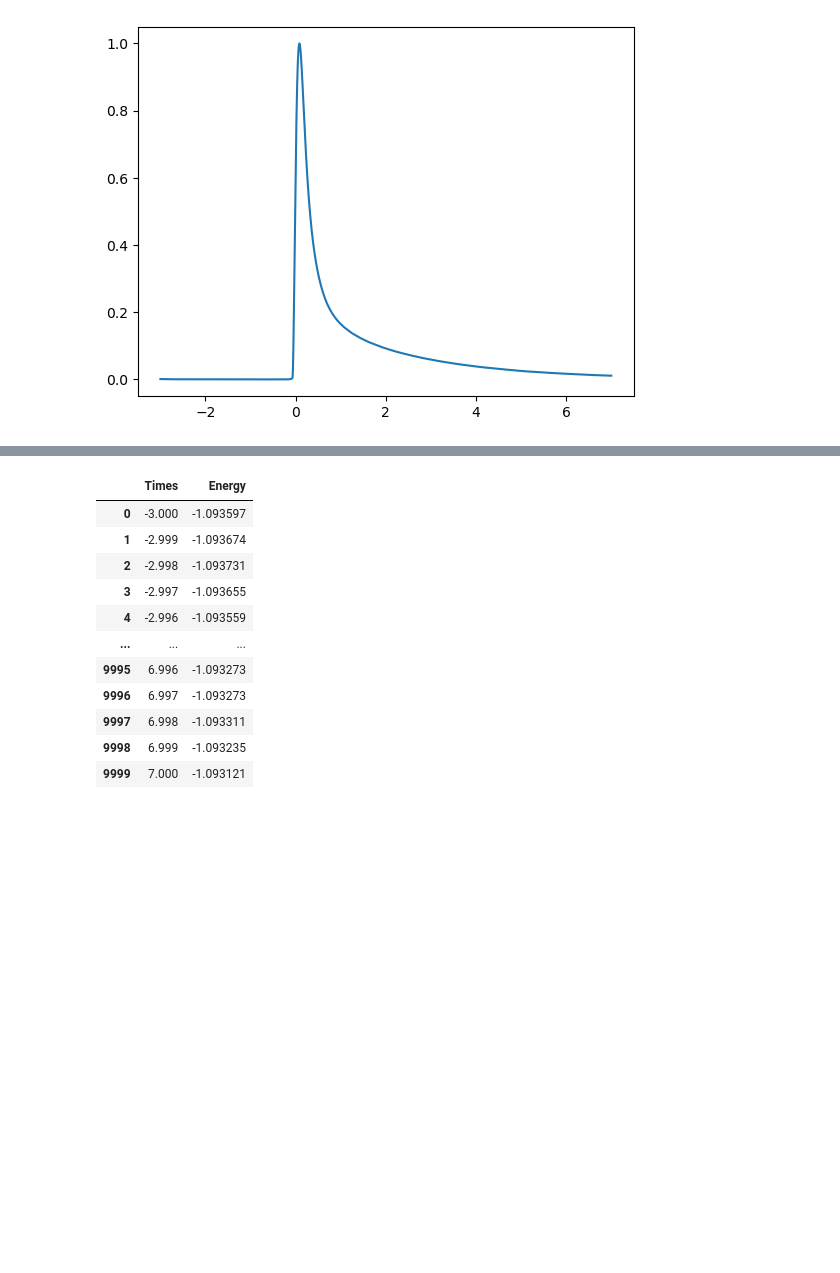
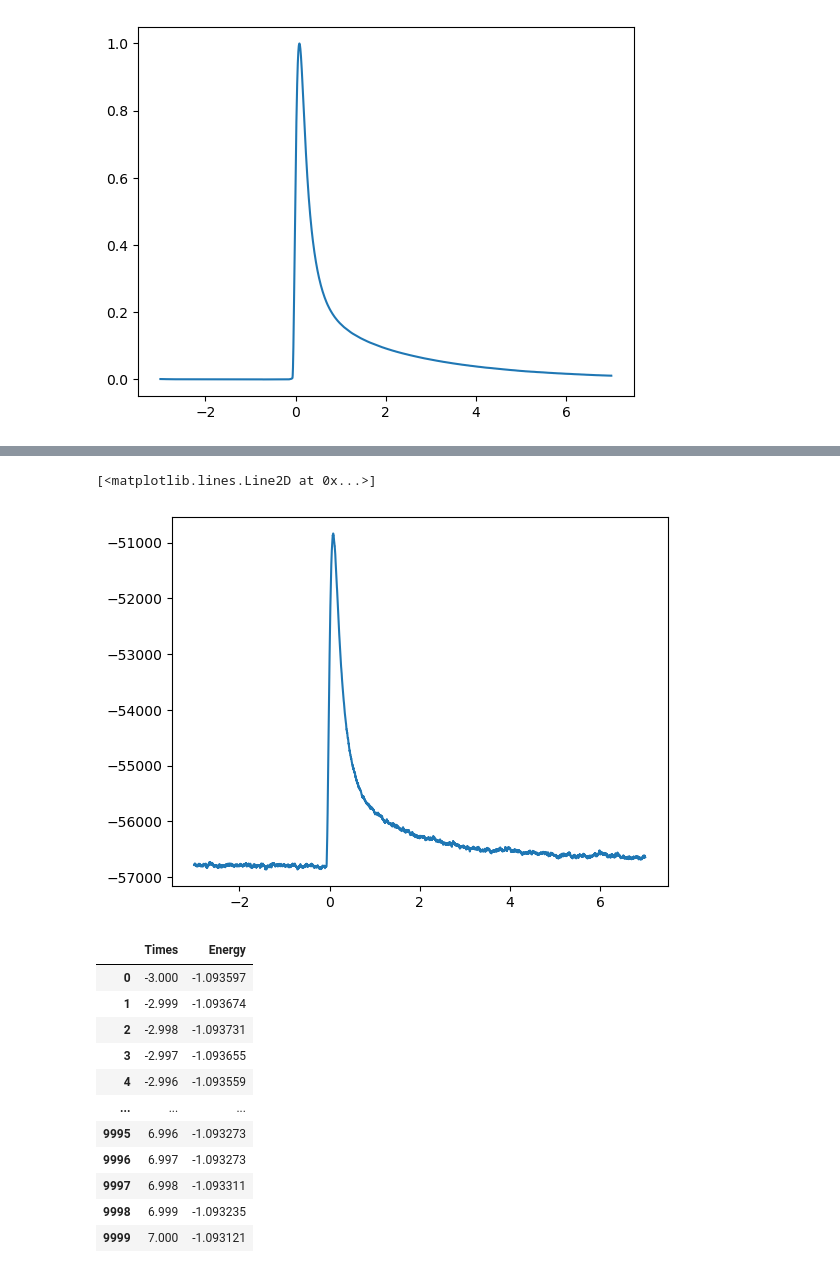
Before and after one commit to arj-shriv/CUORE, a Jupyter notebook: ReadingPulses.ipynb, the cells around one changed output, grey strips where cells are left out. Saved outputs shown, nothing was run; the diff lists cells and outputs as text; code cells hidden in the pictures; blank space fills up the shorter version.

```diff
--- a/ReadingPulses.ipynb
+++ b/ReadingPulses.ipynb
@@ -119,3 +119,6 @@ plt.plot(fully_sampled_times,cleaned_avg_pulse)
 # %% [output]
 [<matplotlib.lines.Line2D at 0x...>]
 [figure]
+# %%
+ch60_pulses=pulses_tower2p1[tower2p1_events['Channel']==60]
+ch60_events=tower2p1_events[tower2p1_events['Channel']==60]
@@ -122,3 +151,11 @@ plt.plot(fully_sampled_times,cleaned_avg_pulse)
+# %%
+pick_pulse=32 # which pulse you want on the channel, between 0 & len(ch60_pulses)-1. I'm randomly choosing 32 here
+this_pulse=ch60_pulses[pick_pulse] #voltage values for the pulse timestream
+pulse_info=ch60_events.iloc[pick_pulse] #info for that pulse. need to access through iloc to correspond to same order as the pulse timestream\
+plt.plot(np.linspace(-3,7,10000),this_pulse)
+# %% [output]
+[<matplotlib.lines.Line2D at 0x...>]
+[figure, added]
 # %%
 df = pd.DataFrame({"Times": np.linspace(-3,7,10000), "Energy": ADC2mV/4200*pulses_tower2p1[THIS_PULSE]})
 df
```
Also changed, not shown: parts of 17 cells of this notebook, 4 other files.
